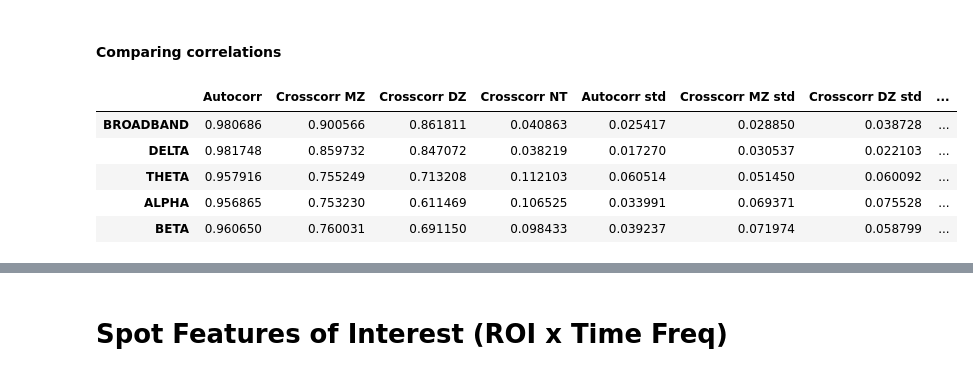
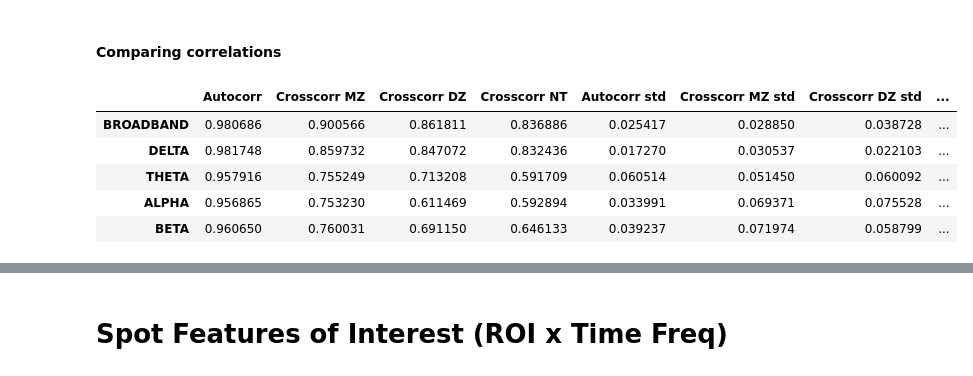
Before and after one commit to Epideixx/Fingerprints_Twins, a Jupyter notebook: PSD_processing.ipynb, the cells around one changed output, grey strips where cells are left out. Cells and saved outputs as stored; diff of their text form; code cells hidden in the pictures.

```diff
--- a/PSD_processing.ipynb
+++ b/PSD_processing.ipynb
@@ -646,39 +646,39 @@ for band in tqdm(bands, total = len(bands)) :
 
     # DZ
     columns_band_freq = [c for c in record_A.columns if float(re.search("[0-9]+\.[0-9]*", c).group(0)) >= band[0] and float(re.search("[0-9]+\.[0-9]*", c).group(0)) <= band[1]]
     record_A_band_freq = record_A[columns_band_freq]
     record_B_band_freq = record_B[columns_band_freq]
 
     mask_DZ = [True if subj_id in ids_DZ else False for subj_id in record_A.index]
     record_A_DZ_band_freq = record_A_band_freq[mask_DZ].reindex(ids_DZ)
     record_B_DZ_band_freq = record_B_band_freq[mask_DZ].reindex(ids_DZ)
 
     corr_DZ_band_freq = corr_multi_subjects(record_A_DZ_band_freq, record_B_DZ_band_freq, plot = False)
 
     # NT
     columns_band_freq = [c for c in record_A.columns if float(re.search("[0-9]+\.[0-9]*", c).group(0)) >= band[0] and float(re.search("[0-9]+\.[0-9]*", c).group(0)) <= band[1]]
     record_A_band_freq = record_A[columns_band_freq]
     record_B_band_freq = record_B[columns_band_freq]
 
     mask_NT = [True if subj_id in ids_NT else False for subj_id in record_A.index]
     record_A_NT_band_freq = record_A_band_freq[mask_NT].reindex(ids_NT)
     record_B_NT_band_freq = record_B_band_freq[mask_NT].reindex(ids_NT)
 
     corr_NT_band_freq = corr_multi_subjects(record_A_NT_band_freq, record_B_NT_band_freq, plot = False)
 
     # Final
     autocorr_moy, cross_corr_MZ_moy, cross_corr_DZ_moy, cross_corr_NT_moy, autocorr_std, cross_corr_MZ_std, cross_corr_DZ_std, cross_corr_NT_std  = eval_correlations(corr_MZ_band_freq, corr_DZ_band_freq, corr_NT_band_freq)
-    df.append([autocorr_moy, cross_corr_MZ_moy, cross_corr_DZ_moy, cross_corr_NT_std, autocorr_std, cross_corr_MZ_std, cross_corr_DZ_std, cross_corr_NT_std])
+    df.append([autocorr_moy, cross_corr_MZ_moy, cross_corr_DZ_moy, cross_corr_NT_moy, autocorr_std, cross_corr_MZ_std, cross_corr_DZ_std, cross_corr_NT_std])
 
 df = pd.DataFrame(df, index=bands_names, columns=["Autocorr", "Crosscorr MZ", "Crosscorr DZ", "Crosscorr NT", "Autocorr std", "Crosscorr MZ std", "Crosscorr DZ std", "Crosscorr NT std"])
 df.head()
 # %% [output]
 |  | Autocorr | Crosscorr MZ | Crosscorr DZ | Crosscorr NT | Autocorr std | Crosscorr MZ std | Crosscorr DZ std | ... |
-| BROADBAND | 0.980686 | 0.900566 | 0.861811 | 0.040863 | 0.025417 | 0.028850 | 0.038728 | ... |
-| DELTA | 0.981748 | 0.859732 | 0.847072 | 0.038219 | 0.017270 | 0.030537 | 0.022103 | ... |
-| THETA | 0.957916 | 0.755249 | 0.713208 | 0.112103 | 0.060514 | 0.051450 | 0.060092 | ... |
-| ALPHA | 0.956865 | 0.753230 | 0.611469 | 0.106525 | 0.033991 | 0.069371 | 0.075528 | ... |
-| BETA | 0.960650 | 0.760031 | 0.691150 | 0.098433 | 0.039237 | 0.071974 | 0.058799 | ... |
+| BROADBAND | 0.980686 | 0.900566 | 0.861811 | 0.836886 | 0.025417 | 0.028850 | 0.038728 | ... |
+| DELTA | 0.981748 | 0.859732 | 0.847072 | 0.832436 | 0.017270 | 0.030537 | 0.022103 | ... |
+| THETA | 0.957916 | 0.755249 | 0.713208 | 0.591709 | 0.060514 | 0.051450 | 0.060092 | ... |
+| ALPHA | 0.956865 | 0.753230 | 0.611469 | 0.592894 | 0.033991 | 0.069371 | 0.075528 | ... |
+| BETA | 0.960650 | 0.760031 | 0.691150 | 0.646133 | 0.039237 | 0.071974 | 0.058799 | ... |
 # %%
 df.plot(kind = 'bar', y = ["Autocorr", "Crosscorr MZ", "Crosscorr DZ", "Crosscorr NT"], yerr=[df["Autocorr std"], df["Crosscorr MZ std"], df["Crosscorr DZ std"], df["Crosscorr NT std"]], figsize = (15, 9))
 # %% [output]
```
Also changed, not shown: parts of 2 cells of this notebook.
